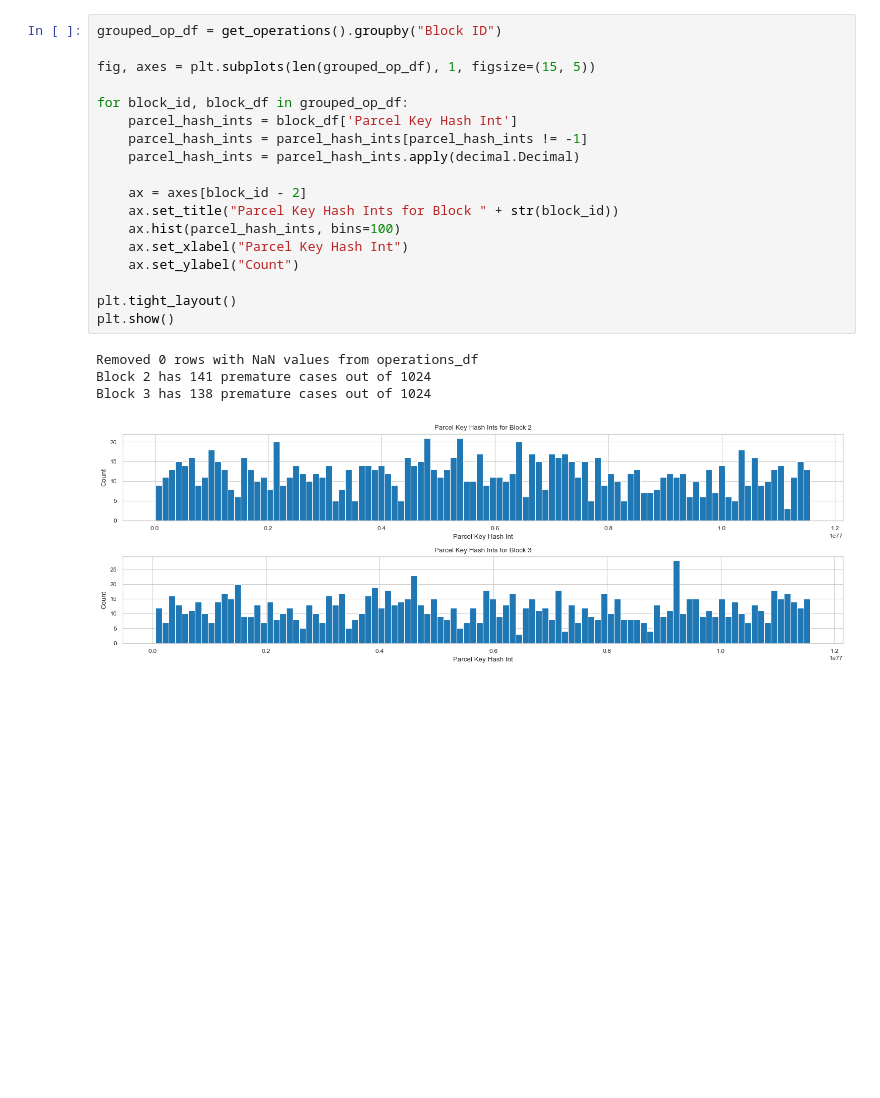
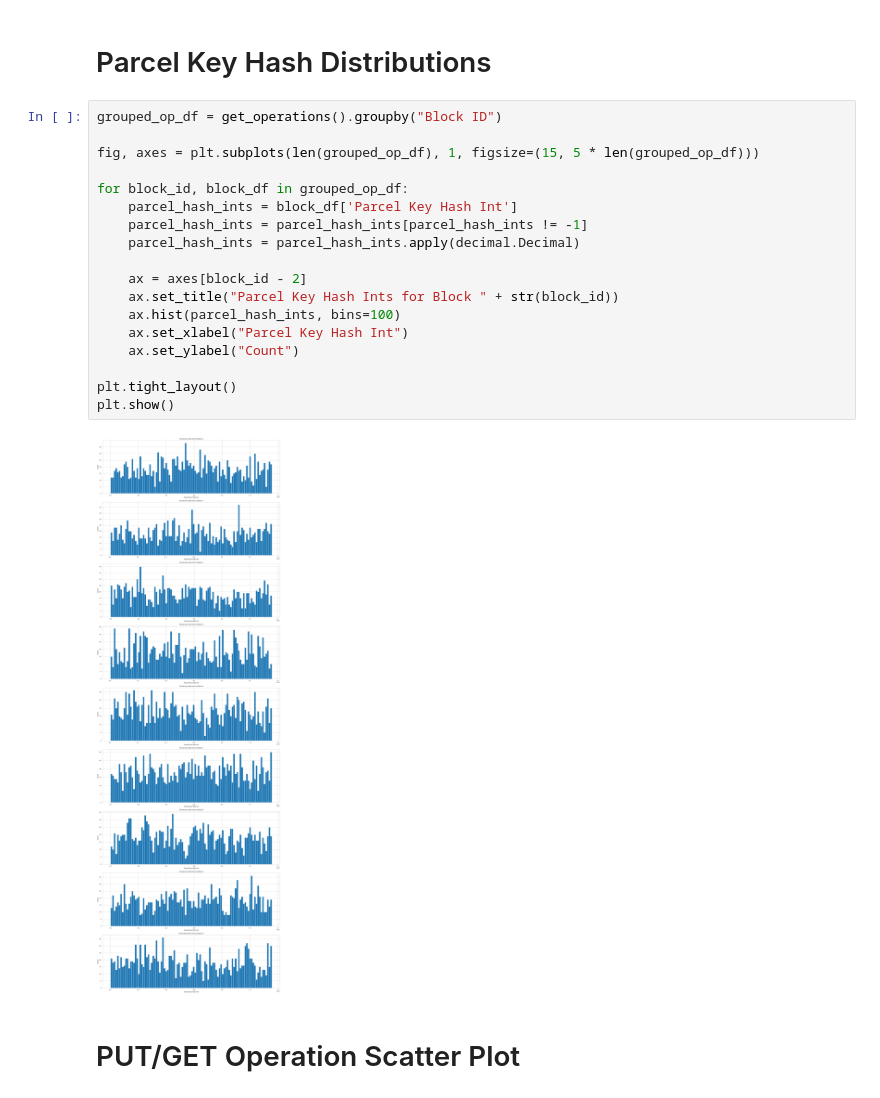
Before and after one commit to datahop/libp2p-das, a Jupyter notebook: notebook.ipynb, the cells around one changed output. Saved outputs shown, nothing was run; the diff lists cells and outputs as text; blank space fills up the shorter version.

Commit message:
Added section titles for different plots. Added plot with all operations for all blocks

```diff
--- a/notebook.ipynb
+++ b/notebook.ipynb
@@ -226,24 +211,25 @@ plt.show()
+# %% [markdown]
+# Parcel Key Hash Distributions
 # %%
 grouped_op_df = get_operations().groupby("Block ID")
 
-fig, axes = plt.subplots(len(grouped_op_df), 1, figsize=(15, 5))
+fig, axes = plt.subplots(len(grouped_op_df), 1, figsize=(15, 5 * len(grouped_op_df)))
 
 for block_id, block_df in grouped_op_df:
     parcel_hash_ints = block_df['Parcel Key Hash Int']
     parcel_hash_ints = parcel_hash_ints[parcel_hash_ints != -1]
     parcel_hash_ints = parcel_hash_ints.apply(decimal.Decimal)
 
     ax = axes[block_id - 2]
     ax.set_title("Parcel Key Hash Ints for Block " + str(block_id))
     ax.hist(parcel_hash_ints, bins=100)
     ax.set_xlabel("Parcel Key Hash Int")
     ax.set_ylabel("Count")
 
 plt.tight_layout()
 plt.show()
 # %% [output]
-Removed 0 rows with NaN values from operations_df
-Block 2 has 141 premature cases out of 1024
-Block 3 has 138 premature cases out of 1024
-[figure, old version]
+[figure, new version]
+# %% [markdown]
+# PUT/GET Operation Scatter Plot
 # %%
```
Also changed, not shown: parts of 6 cells of this notebook.
